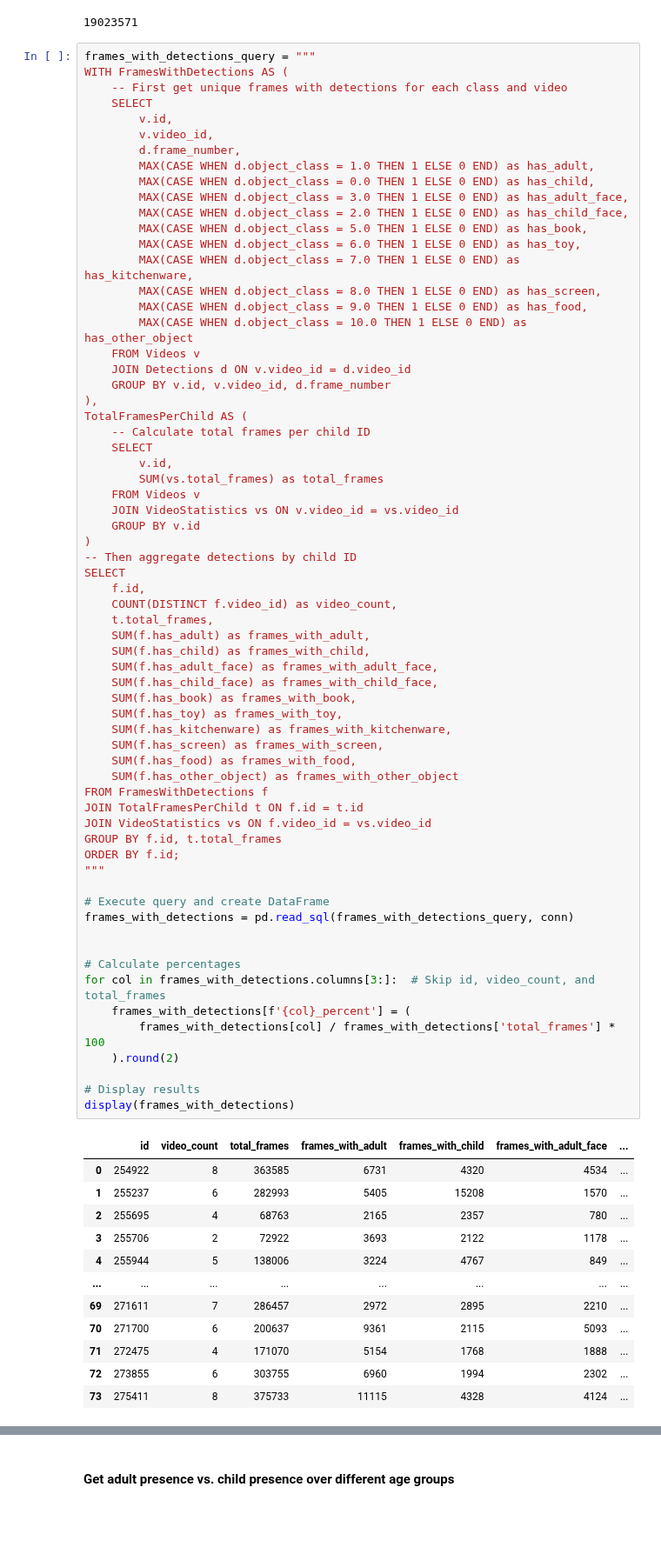
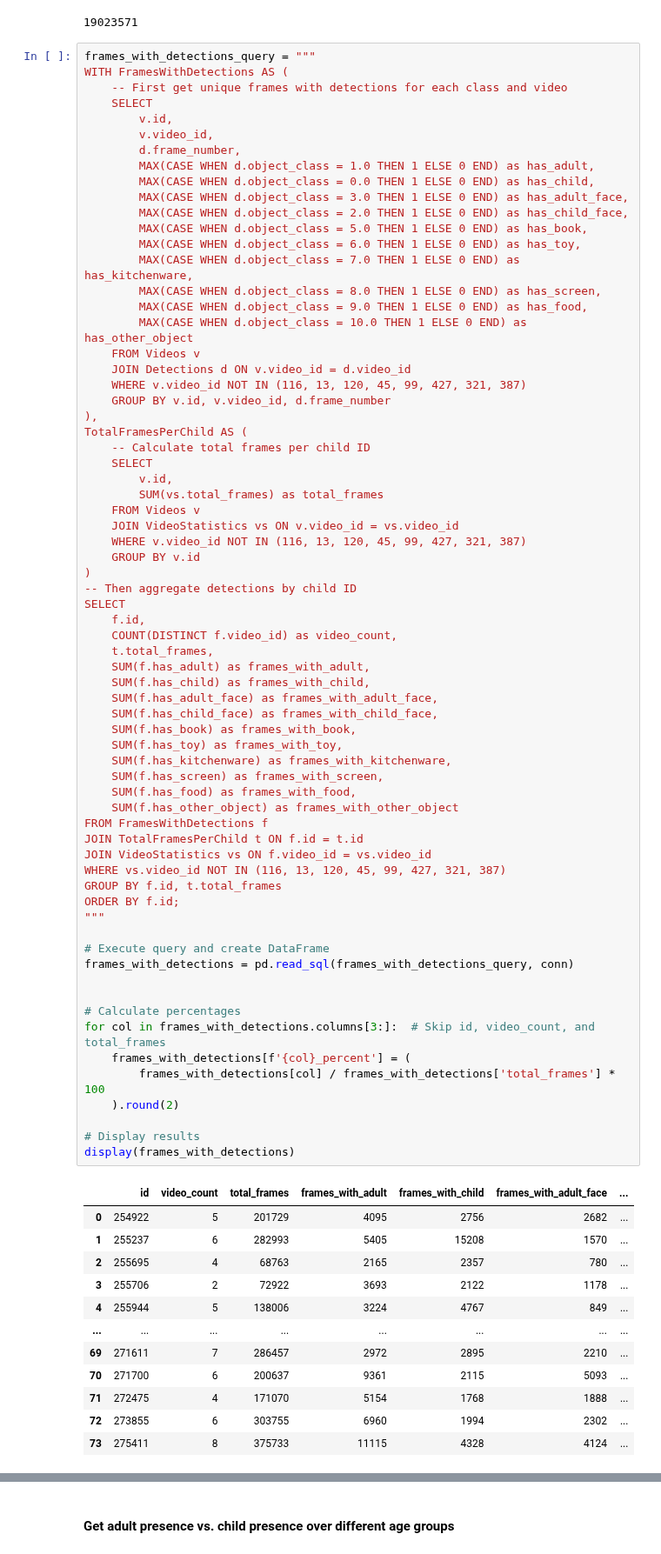
Before and after one commit to neleSuffo/naturalistic-social-analysis, a Jupyter notebook: notebooks/quantex_age_splits.ipynb, the cells around one changed output, grey strips where cells are left out. Shown at 87% size. Saved outputs shown, nothing was run; the diff lists cells and outputs as text; blank space fills up the shorter version.

```diff
--- a/notebooks/quantex_age_splits.ipynb
+++ b/notebooks/quantex_age_splits.ipynb
@@ -38,6 +38,7 @@ WITH FramesWithDetections AS (
         MAX(CASE WHEN d.object_class = 10.0 THEN 1 ELSE 0 END) as has_other_object
     FROM Videos v
     JOIN Detections d ON v.video_id = d.video_id
+    WHERE v.video_id NOT IN (116, 13, 120, 45, 99, 427, 321, 387)
     GROUP BY v.id, v.video_id, d.frame_number
 ),
 TotalFramesPerChild AS (
@@ -47,6 +48,7 @@ TotalFramesPerChild AS (
         SUM(vs.total_frames) as total_frames
     FROM Videos v
     JOIN VideoStatistics vs ON v.video_id = vs.video_id
+    WHERE v.video_id NOT IN (116, 13, 120, 45, 99, 427, 321, 387)
     GROUP BY v.id
 )
 -- Then aggregate detections by child ID
@@ -58,34 +60,35 @@ SELECT
     SUM(f.has_child) as frames_with_child,
     SUM(f.has_adult_face) as frames_with_adult_face,
     SUM(f.has_child_face) as frames_with_child_face,
     SUM(f.has_book) as frames_with_book,
     SUM(f.has_toy) as frames_with_toy,
     SUM(f.has_kitchenware) as frames_with_kitchenware,
     SUM(f.has_screen) as frames_with_screen,
     SUM(f.has_food) as frames_with_food,
     SUM(f.has_other_object) as frames_with_other_object
 FROM FramesWithDetections f
 JOIN TotalFramesPerChild t ON f.id = t.id
 JOIN VideoStatistics vs ON f.video_id = vs.video_id
+WHERE vs.video_id NOT IN (116, 13, 120, 45, 99, 427, 321, 387)
 GROUP BY f.id, t.total_frames
 ORDER BY f.id;
 """
 
 # Execute query and create DataFrame
 frames_with_detections = pd.read_sql(frames_with_detections_query, conn)
 
 
 # Calculate percentages
 for col in frames_with_detections.columns[3:]:  # Skip id, video_count, and total_frames
     frames_with_detections[f'{col}_percent'] = (
         frames_with_detections[col] / frames_with_detections['total_frames'] * 100
     ).round(2)
 
 # Display results
 display(frames_with_detections)
 # %% [output]
 |  | id | video_count | total_frames | frames_with_adult | frames_with_child | frames_with_adult_face | ... |
-| 0 | 254922 | 8 | 363585 | 6731 | 4320 | 4534 | ... |
+| 0 | 254922 | 5 | 201729 | 4095 | 2756 | 2682 | ... |
 | 1 | 255237 | 6 | 282993 | 5405 | 15208 | 1570 | ... |
 | 2 | 255695 | 4 | 68763 | 2165 | 2357 | 780 | ... |
 | 3 | 255706 | 2 | 72922 | 3693 | 2122 | 1178 | ... |
```
Also changed, not shown: parts of 9 cells of this notebook.
